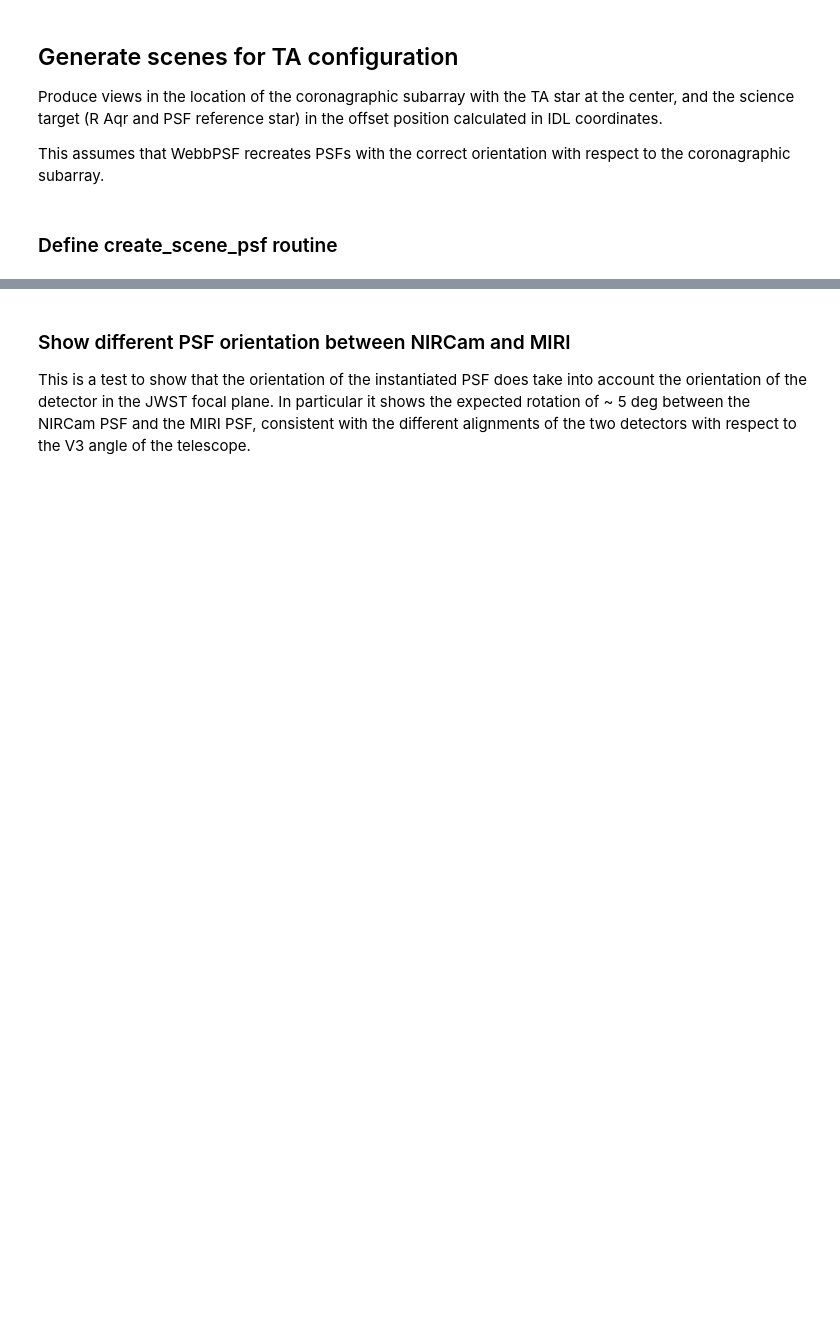
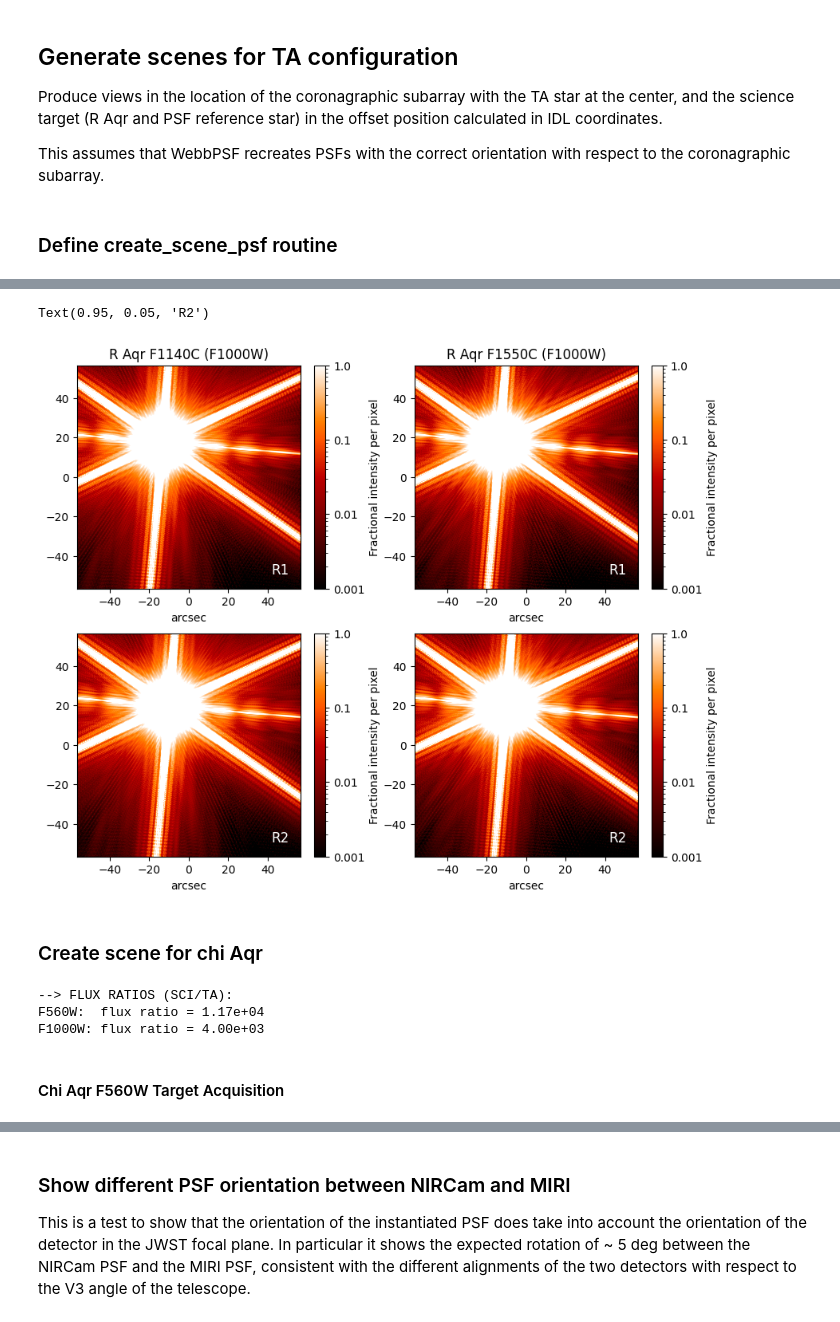
Before and after one commit to mmarengo/jwst_offset, a Jupyter notebook: offsets_apt_sequence.ipynb, the cells around one changed output, grey strips where cells are left out. Saved outputs shown, nothing was run; the diff lists cells and outputs as text; code cells hidden in the pictures; blank space fills up the shorter version.

```diff
--- a/offsets_apt_sequence.ipynb
+++ b/offsets_apt_sequence.ipynb
@@ -692,0 +763,67 @@ create_scene_psf(FILTER, APERTURE, PSF_COORDS, PSF_FLUX_RATIO, SCENE_NAME)
+# %%
+# Generate TA scene for F1550C R2 (F1000W PSF)
+SCENE_NAME = 'TA for F1550C R Aqr R2'  # Title for the scene
+APERTURE = 'MIRIM_MASK1550'            # Location of coronagraphic subarray
+FILTER = 'F1000W'                      # Filter for TA acquisition
+PSF_COORDS = sci_f1550c_r2             # IDL coordinates of science target
+
+# Shop scene
+psf_f1550c_r2 = create_scene_psf(FILTER, APERTURE, PSF_COORDS,
+                                 FLUX_RATIO_F1000W,
+                                 SCENE_NAME, SHOW_PLOT=False)
+# %%
+# Plot scenes for R Aqr with F1000W filter TA
+fig, axs = plt.subplots(figsize=(10,8), nrows=2, ncols=2)
+wp.display_psf(psf_f1140c_r1, ext=3, ax=axs[0,0], vmin=1e-3, vmax=1,
+               title='R Aqr F1140C (F1000W)')
+wp.display_psf(psf_f1140c_r2, ext=3, ax=axs[1,0], vmin=1e-3, vmax=1,
+               title='')
+wp.display_psf(psf_f1550c_r1, ext=3, ax=axs[0,1], vmin=1e-3, vmax=1,
+               title='R Aqr F1550C (F1000W)')
+wp.display_psf(psf_f1550c_r2, ext=3, ax=axs[1,1], vmin=1e-3, vmax=1,
+               title='')
+
+# Label plots
+axs[1,1].text(0.95, 0.05, 'R1', transform=axs[0,0].transAxes, fontsize=12,
+              verticalalignment='bottom', horizontalalignment='right',
+              color='white')
+axs[1,1].text(0.95, 0.05, 'R1', transform=axs[0,1].transAxes, fontsize=12,
+              verticalalignment='bottom', horizontalalignment='right',
+              color='white')
+axs[1,1].text(0.95, 0.05, 'R2', transform=axs[1,0].transAxes, fontsize=12,
+              verticalalignment='bottom', horizontalalignment='right',
+              color='white')
+axs[1,1].text(0.95, 0.05, 'R2', transform=axs[1,1].transAxes, fontsize=12,
+              verticalalignment='bottom', horizontalalignment='right',
+              color='white')
+# %% [output]
+Text(0.95, 0.05, 'R2')
+[figure, added]
+# %% [markdown]
+### Create scene for chi Aqr
+# %%
+# Estimate flux ratio between chi Aqr target and acquisition star
+# Flux in estimated using JWST ETC with realistic SEDs
+
+# chi Aqr: Castelli & Kurucz spectrum for M0III star normalized to K = -0.28
+FLUX_REF_F560W =  0.70 # flux in Jy at 5.6 um
+FLUX_REF_F1000W = 0.08 # flux in Jy at 11.4 um
+
+# R Aqr TA star: Phoenix spectrum for M4V star normlized to G=19.4
+FLUX_TA_REF_F560W =  0.06E-3 # flux in Jy at 5.6 um
+FLUX_TA_REF_F1000W = 0.02E-3 # flux in Jy at 11.4 um
+
+# Calculate PSF flux ratio (sci/TA)
+FLUX_RATIO_F560W = FLUX_REF_F560W/FLUX_TA_REF_F560W
+FLUX_RATIO_F1000W = FLUX_REF_F1000W/FLUX_TA_REF_F1000W
+
+# Print flux ratios
+print('--> FLUX RATIOS (SCI/TA):')
+print(f'F560W:  flux ratio = {FLUX_RATIO_F560W:.2e}')
+print(f'F1000W: flux ratio = {FLUX_RATIO_F1000W:.2e}')
+# %% [output]
+--> FLUX RATIOS (SCI/TA):
+F560W:  flux ratio = 1.17e+04
+F1000W: flux ratio = 4.00e+03
+# %% [markdown]
+#### Chi Aqr F560W Target Acquisition
```
Also changed, not shown: parts of 33 cells of this notebook, 1 other file.
